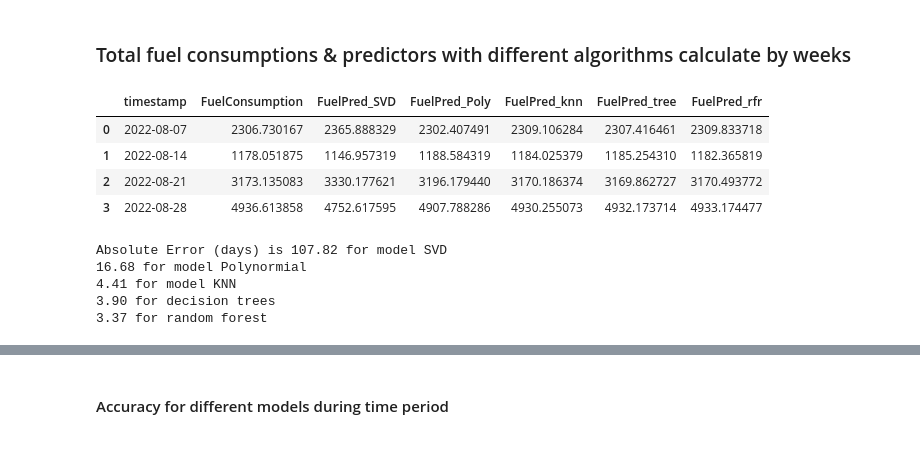
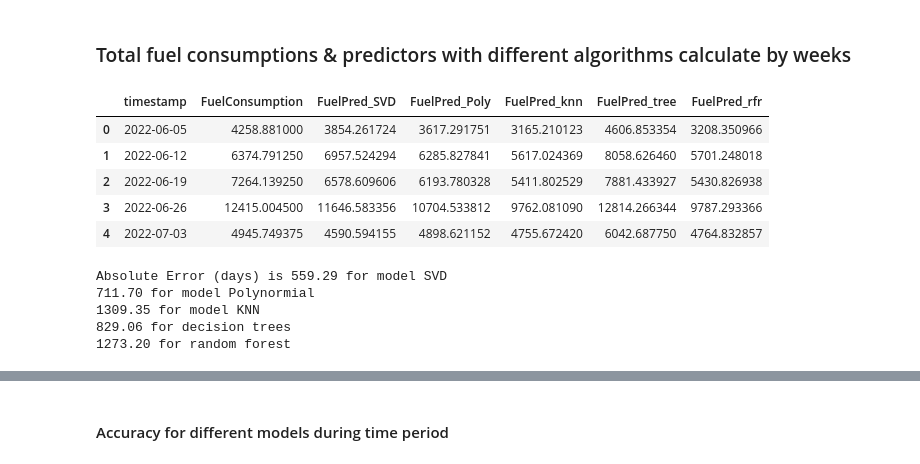
Before and after one commit to cooperhankun/Deep_learning, a Jupyter notebook: project/cetasol_aug/cetasol_agu.ipynb, the cells around one changed output, grey strips where cells are left out. Cells and saved outputs as stored; diff of their text form; code cells hidden in the pictures.

```diff
--- a/project/cetasol_aug/cetasol_agu.ipynb
+++ b/project/cetasol_aug/cetasol_agu.ipynb
@@ -756,0 +689,3 @@ sns.lineplot(data=df_days)
+# %%
+df_june['FuelPred_tree'] = model_tree_regression.predict(X_june)
+df_june['FuelPred_tree'].describe()
@@ -756,0 +707,3 @@ sns.lineplot(data=df_days)
+# %%
+df_june['FuelPred_rfr'] = rfr.predict(scaled_X_June)
+df_june['FuelPred_rfr'].describe()
@@ -756,0 +744,5 @@ sns.lineplot(data=df_days)
+# %%
+df_new_june = df_june[["timestamp", "FuelConsumption", "FuelPred_SVD", "FuelPred_Poly", "FuelPred_knn", "FuelPred_tree", "FuelPred_rfr"]]
+# %%
+df_new_june['timestamp'] = pd.to_datetime(df_new_june['timestamp'])
+df_new_june['timestamp'].head()
@@ -757,31 +797,32 @@ sns.lineplot(data=df_days)
 # %% [markdown]
 ### Total fuel consumptions  & predictors with different algorithms calculate by weeks
 # %%
-df_weeks = df_new.groupby(pd.Grouper(key = 'timestamp', freq = 'W')).sum().reset_index()
-df_weeks
+df_weeks_june = df_new_june.groupby(pd.Grouper(key = 'timestamp', freq = 'W')).sum().reset_index()
+df_weeks_june
 # %% [output]
 |  | timestamp | FuelConsumption | FuelPred_SVD | FuelPred_Poly | FuelPred_knn | FuelPred_tree | FuelPred_rfr |
-| 0 | 2022-08-07 | 2306.730167 | 2365.888329 | 2302.407491 | 2309.106284 | 2307.416461 | 2309.833718 |
-| 1 | 2022-08-14 | 1178.051875 | 1146.957319 | 1188.584319 | 1184.025379 | 1185.254310 | 1182.365819 |
-| 2 | 2022-08-21 | 3173.135083 | 3330.177621 | 3196.179440 | 3170.186374 | 3169.862727 | 3170.493772 |
-| 3 | 2022-08-28 | 4936.613858 | 4752.617595 | 4907.788286 | 4930.255073 | 4932.173714 | 4933.174477 |
+| 0 | 2022-06-05 | 4258.881000 | 3854.261724 | 3617.291751 | 3165.210123 | 4606.853354 | 3208.350966 |
+| 1 | 2022-06-12 | 6374.791250 | 6957.524294 | 6285.827841 | 5617.024369 | 8058.626460 | 5701.248018 |
+| 2 | 2022-06-19 | 7264.139250 | 6578.609606 | 6193.780328 | 5411.802529 | 7881.433927 | 5430.826938 |
+| 3 | 2022-06-26 | 12415.004500 | 11646.583356 | 10704.533812 | 9762.081090 | 12814.266344 | 9787.293366 |
+| 4 | 2022-07-03 | 4945.749375 | 4590.594155 | 4898.621152 | 4755.672420 | 6042.687750 | 4764.832857 |
 # %%
-mae_SVD_weeks = mean_absolute_error(df_weeks.FuelConsumption, df_weeks.FuelPred_SVD)
-mae_Poly_weeks = mean_absolute_error(df_weeks.FuelConsumption, df_weeks.FuelPred_Poly)
-mae_knn_weeks = mean_absolute_error(df_weeks.FuelConsumption, df_weeks.FuelPred_knn)
-mae_tree_weeks = mean_absolute_error(df_weeks.FuelConsumption, df_weeks.FuelPred_tree)
-mae_rfr_weeks = mean_absolute_error(df_weeks.FuelConsumption, df_weeks.FuelPred_rfr)
+mae_SVD_weeks_june = mean_absolute_error(df_weeks_june.FuelConsumption, df_weeks_june.FuelPred_SVD)
+mae_Poly_weeks_june = mean_absolute_error(df_weeks_june.FuelConsumption, df_weeks_june.FuelPred_Poly)
+mae_knn_weeks_june = mean_absolute_error(df_weeks_june.FuelConsumption, df_weeks_june.FuelPred_knn)
+mae_tree_weeks_june = mean_absolute_error(df_weeks_june.FuelConsumption, df_weeks_june.FuelPred_tree)
+mae_rfr_weeks_june = mean_absolute_error(df_weeks_june.FuelConsumption, df_weeks_june.FuelPred_rfr)
 
-print(f"Absolute Error (days) is {mae_SVD_weeks:.2f} for model SVD")
-print(f"{mae_Poly_weeks:.2f} for model Polynormial")
-print(f"{mae_knn_weeks:.2f} for model KNN")
-print(f"{mae_tree_weeks:.2f} for decision trees")
-print(f"{mae_rfr_weeks:.2f} for random forest")
+print(f"Absolute Error (days) is {mae_SVD_weeks_june:.2f} for model SVD")
+print(f"{mae_Poly_weeks_june:.2f} for model Polynormial")
+print(f"{mae_knn_weeks_june:.2f} for model KNN")
+print(f"{mae_tree_weeks_june:.2f} for decision trees")
+print(f"{mae_rfr_weeks_june:.2f} for random forest")
 # %% [output]
-Absolute Error (days) is 107.82 for model SVD
-16.68 for model Polynormial
-4.41 for model KNN
-3.90 for decision trees
-3.37 for random forest
+Absolute Error (days) is 559.29 for model SVD
+711.70 for model Polynormial
+1309.35 for model KNN
+829.06 for decision trees
+1273.20 for random forest
 # %%
 plt.figure(figsize=(12, 7))
```
Also changed, not shown: parts of 55 cells of this notebook.
